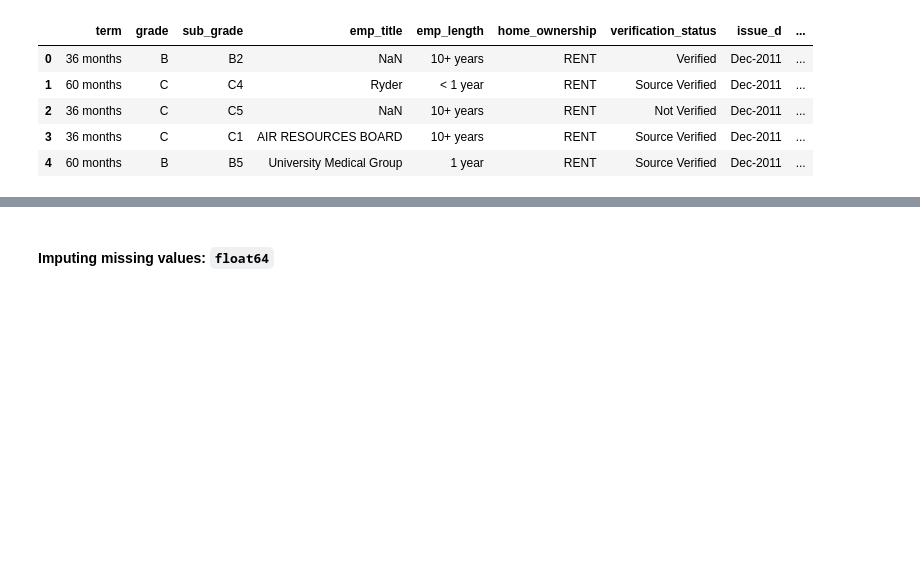
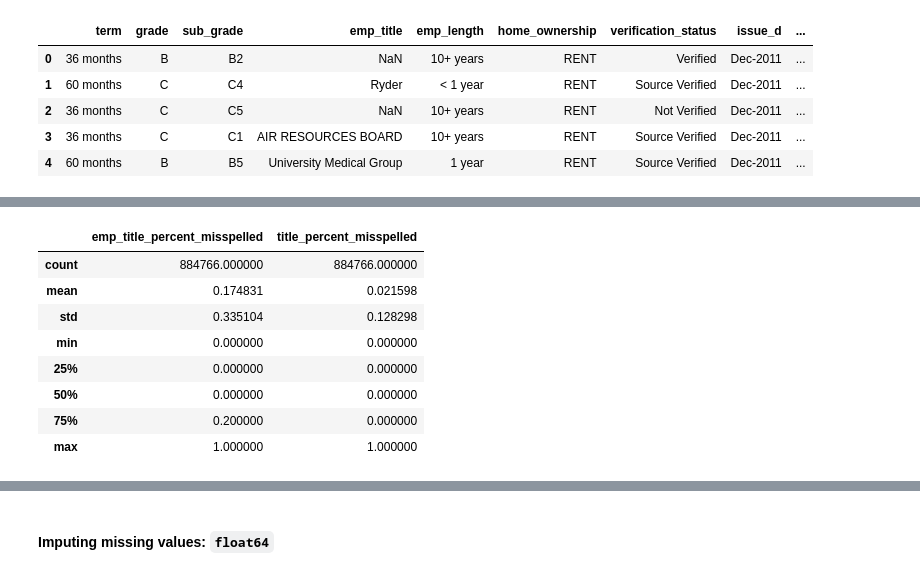
Before and after one commit to QuinnLee/cs109a-Project, a Jupyter notebook: notebooks/4-aa-feature-engineering.ipynb, the cells around one changed output, grey strips where cells are left out. Drawn from its saved outputs; the diff is of its cells as text; code cells hidden in the pictures; blank space fills up the shorter version.

```diff
--- a/notebooks/4-aa-feature-engineering.ipynb
+++ b/notebooks/4-aa-feature-engineering.ipynb
@@ -98,0 +115,12 @@ This may take a while.
+# %%
+t3[['emp_title_percent_misspelled', 'title_percent_misspelled']].describe()
+# %% [output]
+|  | emp_title_percent_misspelled | title_percent_misspelled |
+| count | 884766.000000 | 884766.000000 |
+| mean | 0.174831 | 0.021598 |
+| std | 0.335104 | 0.128298 |
+| min | 0.000000 | 0.000000 |
+| 25% | 0.000000 | 0.000000 |
+| 50% | 0.000000 | 0.000000 |
+| 75% | 0.200000 | 0.000000 |
+| max | 1.000000 | 1.000000 |
```
Also changed, not shown: parts of 3 cells of this notebook, 1 other file.
